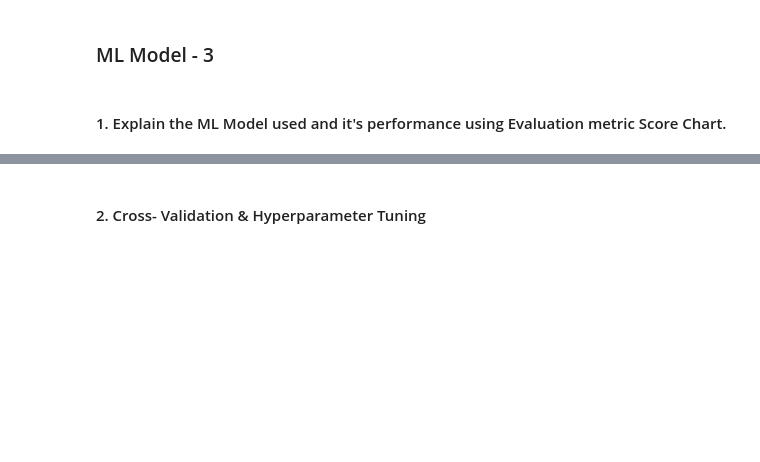
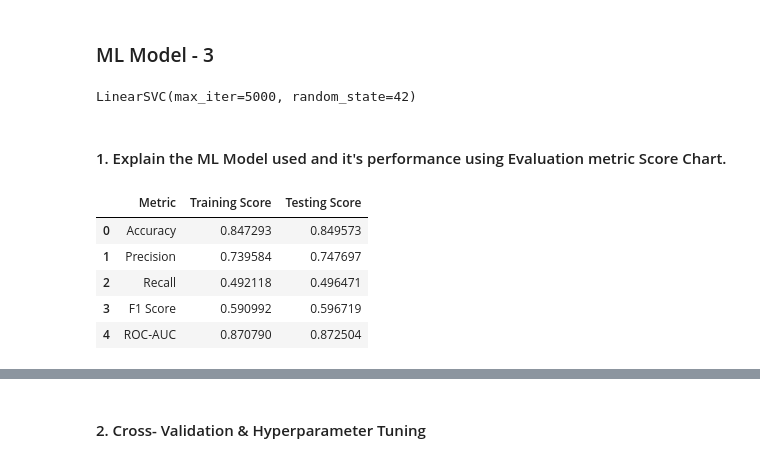
Before and after one commit to Krishna-matic/Machine_Learning_Projects, a Jupyter notebook: 03_rain_in_australia_classification/Classification_ML_Project.ipynb, the cells around one changed output, grey strips where cells are left out. Cells and saved outputs as stored; diff of their text form; code cells hidden in the pictures; blank space fills up the shorter version.

Commit message:
Linear SVC model Implemented

```diff
--- a/03_rain_in_australia_classification/Classification_ML_Project.ipynb
+++ b/03_rain_in_australia_classification/Classification_ML_Project.ipynb
@@ -1931,2 +1929,24 @@ Although the model can provide useful rainfall predictions, its low Recall means
+# %%
+from sklearn.svm import LinearSVC
+
+svm = LinearSVC(
+    random_state=42,
+    max_iter=5000
+)
+# %%
+# Train the model
+svm.fit(X_train_scaled, y_train)
+# %% [output]
+LinearSVC(max_iter=5000, random_state=42)
+# %%
+# Training predictions
+y_train_pred_svm = svm.predict(X_train_scaled)
+
+# Testing predictions
+y_test_pred_svm = svm.predict(X_test_scaled)
+
+# Prediction probabilities
+y_train_scores_svm = svm.decision_function(X_train_scaled)
+y_test_scores_svm = svm.decision_function(X_test_scaled)
 # %% [markdown]
 #### 1. Explain the ML Model used and it's performance using Evaluation metric Score Chart.
@@ -1934,0 +1953,27 @@ Although the model can provide useful rainfall predictions, its low Recall means
+# %%
+svm_evaluation_df = pd.DataFrame({
+    'Metric': ['Accuracy', 'Precision', 'Recall', 'F1 Score', 'ROC-AUC'],
+    'Training Score': [
+        accuracy_score(y_train, y_train_pred_svm),
+        precision_score(y_train, y_train_pred_svm),
+        recall_score(y_train, y_train_pred_svm),
+        f1_score(y_train, y_train_pred_svm),
+        roc_auc_score(y_train, y_train_scores_svm)
+    ],
+    'Testing Score': [
+        accuracy_score(y_test, y_test_pred_svm),
+        precision_score(y_test, y_test_pred_svm),
+        recall_score(y_test, y_test_pred_svm),
+        f1_score(y_test, y_test_pred_svm),
+        roc_auc_score(y_test, y_test_scores_svm)
+    ]
+})
+
+svm_evaluation_df
+# %% [output]
+|  | Metric | Training Score | Testing Score |
+| 0 | Accuracy | 0.847293 | 0.849573 |
+| 1 | Precision | 0.739584 | 0.747697 |
+| 2 | Recall | 0.492118 | 0.496471 |
+| 3 | F1 Score | 0.590992 | 0.596719 |
+| 4 | ROC-AUC | 0.870790 | 0.872504 |
```
Also changed, not shown: parts of 20 cells of this notebook.
